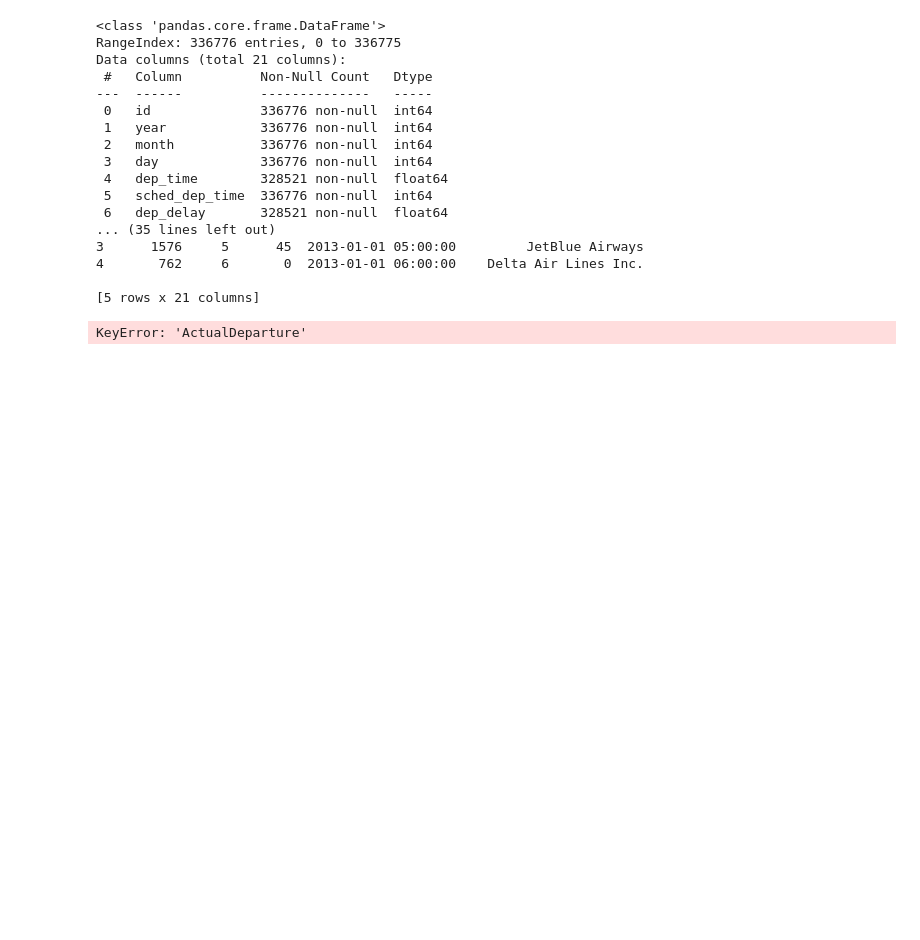
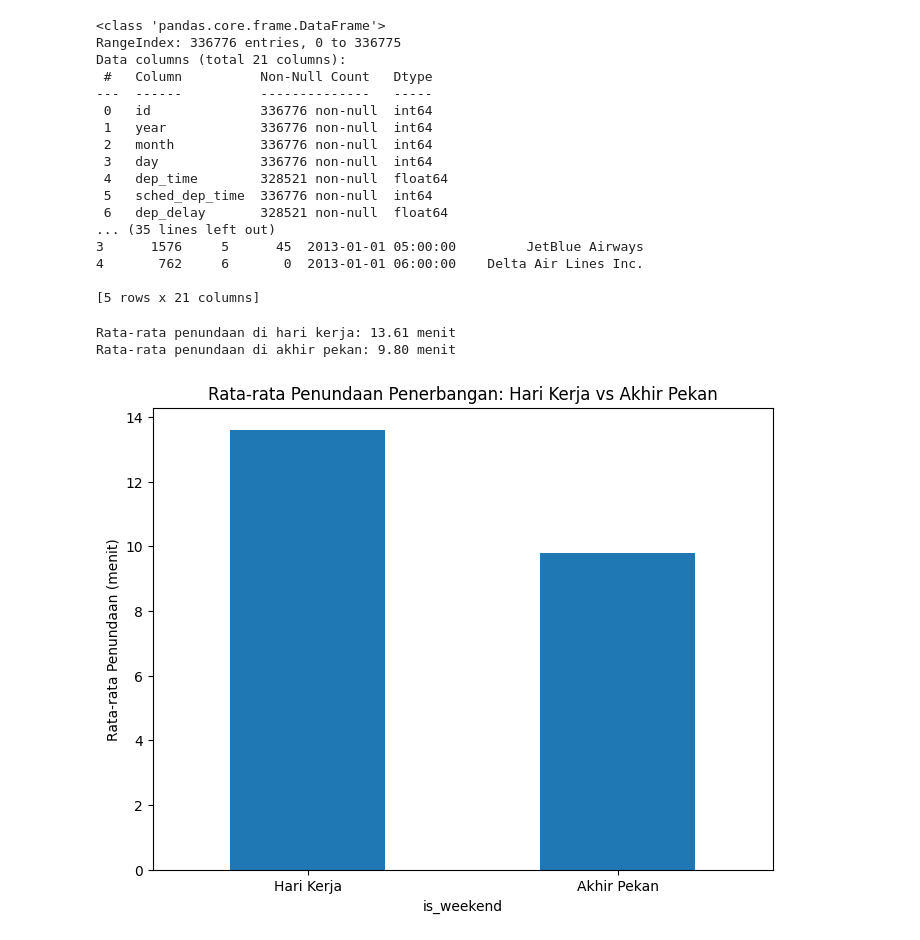
Before and after one commit to B1970/Tes1, a Jupyter notebook: Untitled4.ipynb, the cells around one changed output. Cells and saved outputs as stored; diff of their text form; code cells hidden in the pictures; blank space fills up the shorter version.

```diff
--- a/Untitled4.ipynb
+++ b/Untitled4.ipynb
@@ -33,28 +33,30 @@ Data columns (total 21 columns):
 # %%
 import matplotlib.pyplot as plt
 
 # Convert the 'time_hour' column to datetime
-flights_data['time_hour'] = pd.to_datetime(flights_data['time_hour'])
+df['time_hour'] = pd.to_datetime(df['time_hour'])
 
 # Create a new column for the day of the week
-flights_data['day_of_week'] = flights_data['time_hour'].dt.dayofweek
+df['day_of_week'] = df['time_hour'].dt.dayofweek
 
 # Define weekdays and weekends
-flights_data['is_weekend'] = flights_data['day_of_week'].isin([5, 6])
+df['is_weekend'] = df['day_of_week'].isin([5, 6])
 
 # Calculate average delay for weekdays and weekends
-avg_delay_weekday = flights_data[~flights_data['is_weekend']]['dep_delay'].mean()
-avg_delay_weekend = flights_data[flights_data['is_weekend']]['dep_delay'].mean()
+avg_delay_weekday = df[~df['is_weekend']]['dep_delay'].mean()
+avg_delay_weekend = df[df['is_weekend']]['dep_delay'].mean()
 
 print(f'Rata-rata penundaan di hari kerja: {avg_delay_weekday:.2f} menit')
 print(f'Rata-rata penundaan di akhir pekan: {avg_delay_weekend:.2f} menit')
 
 # Plotting
 plt.figure(figsize=(8, 6))
-flights_data.groupby('is_weekend')['dep_delay'].mean().plot(kind='bar')
+df.groupby('is_weekend')['dep_delay'].mean().plot(kind='bar')
 plt.title('Rata-rata Penundaan Penerbangan: Hari Kerja vs Akhir Pekan')
 plt.xticks([0, 1], ['Hari Kerja', 'Akhir Pekan'], rotation=0)
 plt.ylabel('Rata-rata Penundaan (menit)')
 plt.show()
 # %% [output]
-KeyError: 'ActualDeparture'
+Rata-rata penundaan di hari kerja: 13.61 menit
+Rata-rata penundaan di akhir pekan: 9.80 menit
+[figure, added]
```
Also changed, not shown: parts of 14 cells of this notebook.
